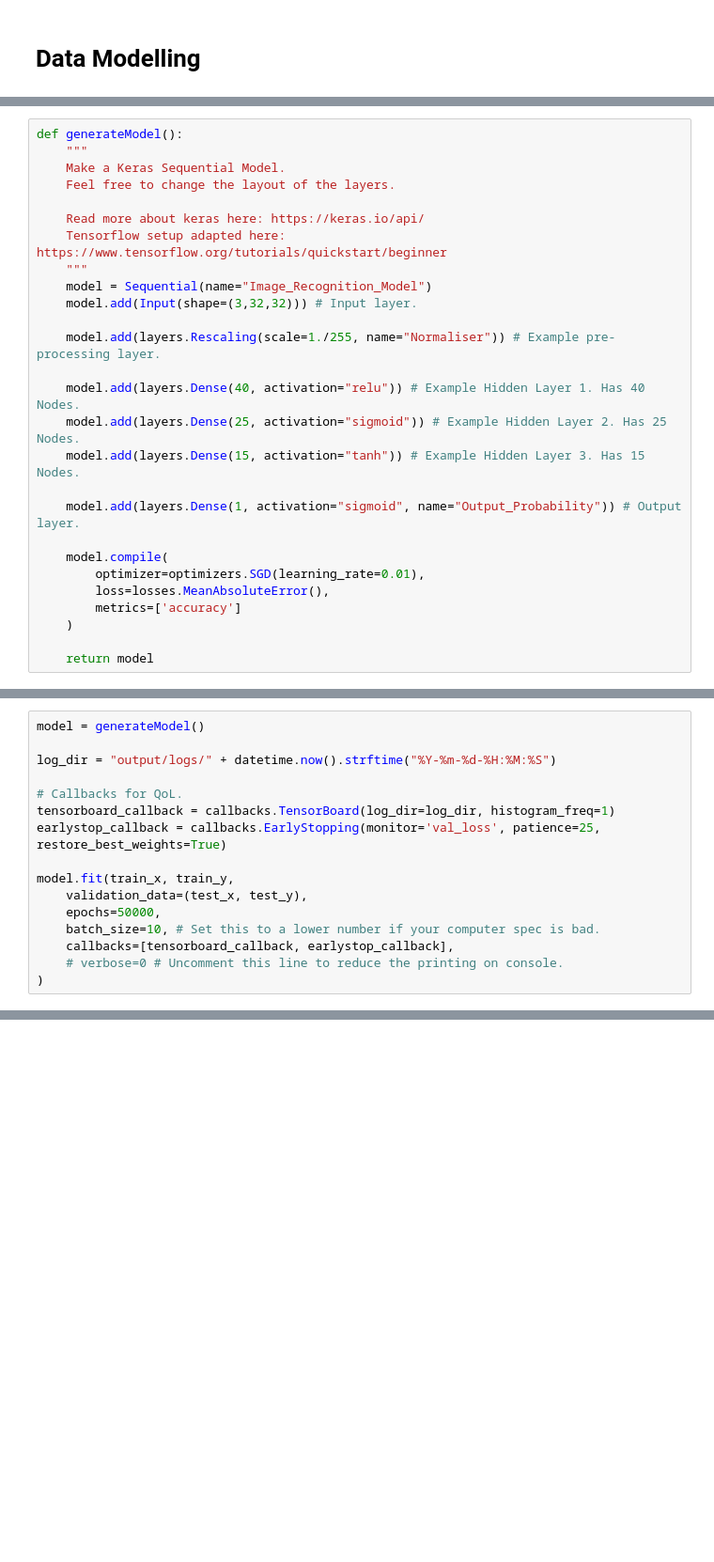
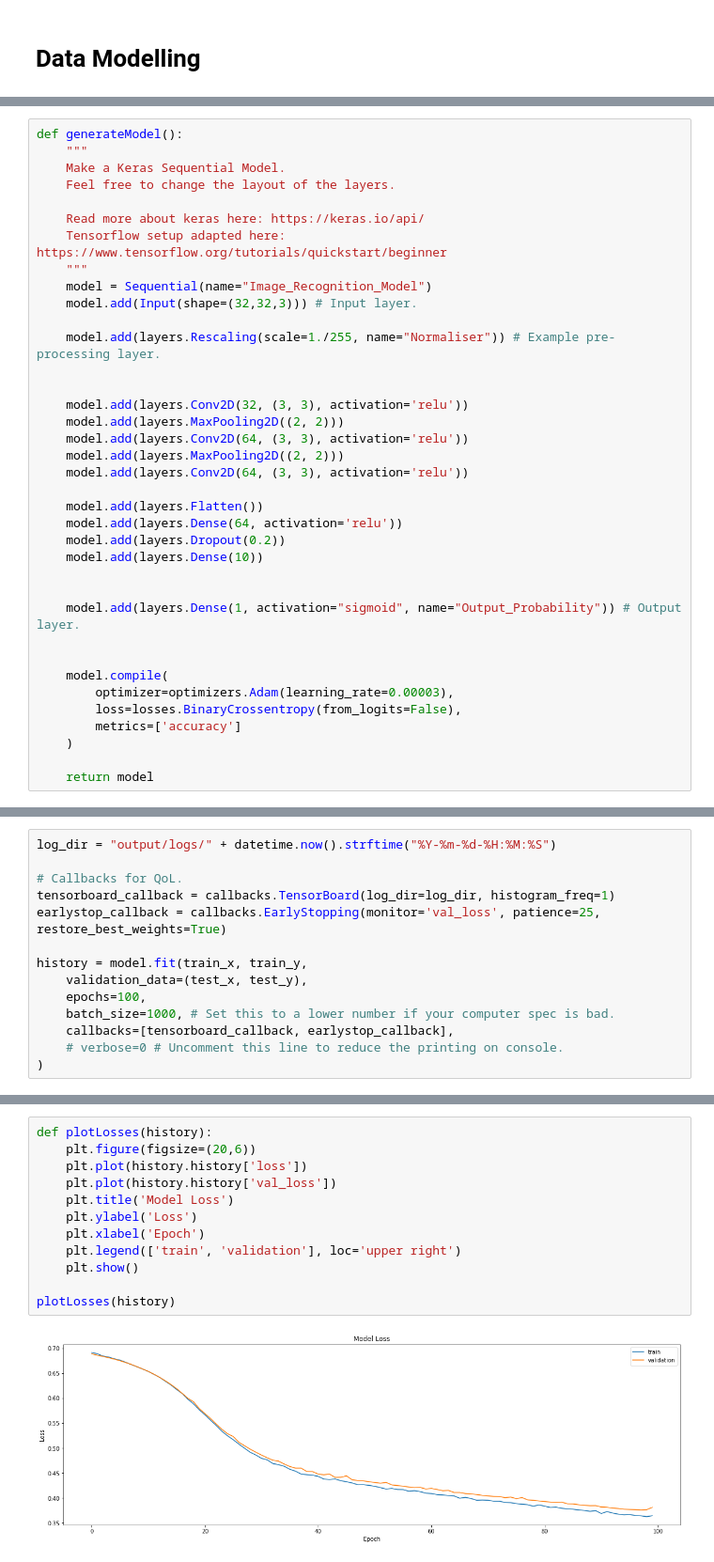
Before and after one commit to aprilyeah/is-it-a-dog, a Jupyter notebook: make-model.ipynb, the cells around one changed output, grey strips where cells are left out. Shown: that part at 94% size. Cells and saved outputs as stored; diff of their text form; blank space fills up the shorter version.

```diff
--- a/make-model.ipynb
+++ b/make-model.ipynb
@@ -193,19 +234,29 @@ def generateModel():
     Tensorflow setup adapted here: https://www.tensorflow.org/tutorials/quickstart/beginner
     """
     model = Sequential(name="Image_Recognition_Model")
-    model.add(Input(shape=(3,32,32))) # Input layer.
+    model.add(Input(shape=(32,32,3))) # Input layer.
 
     model.add(layers.Rescaling(scale=1./255, name="Normaliser")) # Example pre-processing layer.
 
-    model.add(layers.Dense(40, activation="relu")) # Example Hidden Layer 1. Has 40 Nodes.
-    model.add(layers.Dense(25, activation="sigmoid")) # Example Hidden Layer 2. Has 25 Nodes.
-    model.add(layers.Dense(15, activation="tanh")) # Example Hidden Layer 3. Has 15 Nodes.
+
+    model.add(layers.Conv2D(32, (3, 3), activation='relu'))
+    model.add(layers.MaxPooling2D((2, 2)))
+    model.add(layers.Conv2D(64, (3, 3), activation='relu'))
+    model.add(layers.MaxPooling2D((2, 2)))
+    model.add(layers.Conv2D(64, (3, 3), activation='relu'))
+
+    model.add(layers.Flatten())
+    model.add(layers.Dense(64, activation='relu'))
+    model.add(layers.Dropout(0.2))
+    model.add(layers.Dense(10))
+
 
     model.add(layers.Dense(1, activation="sigmoid", name="Output_Probability")) # Output layer.
 
+
     model.compile(
-        optimizer=optimizers.SGD(learning_rate=0.01),
-        loss=losses.MeanAbsoluteError(),
+        optimizer=optimizers.Adam(learning_rate=0.00003),
+        loss=losses.BinaryCrossentropy(from_logits=False),
         metrics=['accuracy']
     )
 
@@ -213,16 +286,14 @@ def generateModel():
 # %%
-model = generateModel()
-
 log_dir = "output/logs/" + datetime.now().strftime("%Y-%m-%d-%H:%M:%S")
 
 # Callbacks for QoL.
 tensorboard_callback = callbacks.TensorBoard(log_dir=log_dir, histogram_freq=1)
 earlystop_callback = callbacks.EarlyStopping(monitor='val_loss', patience=25, restore_best_weights=True)
 
-model.fit(train_x, train_y,
+history = model.fit(train_x, train_y,
     validation_data=(test_x, test_y),
-    epochs=50000,
-    batch_size=10, # Set this to a lower number if your computer spec is bad.
+    epochs=100,
+    batch_size=1000, # Set this to a lower number if your computer spec is bad.
     callbacks=[tensorboard_callback, earlystop_callback],
     # verbose=0 # Uncomment this line to reduce the printing on console.
 )
@@ -232,0 +324,14 @@ model.save('output/my_model')
+# %%
+def plotLosses(history):
+    plt.figure(figsize=(20,6))
+    plt.plot(history.history['loss'])
+    plt.plot(history.history['val_loss'])
+    plt.title('Model Loss')
+    plt.ylabel('Loss')
+    plt.xlabel('Epoch')
+    plt.legend(['train', 'validation'], loc='upper right')
+    plt.show()
+
+plotLosses(history)
+# %% [output]
+[figure, added]
```
Also changed, not shown: parts of 32 cells of this notebook, 3 other files.
